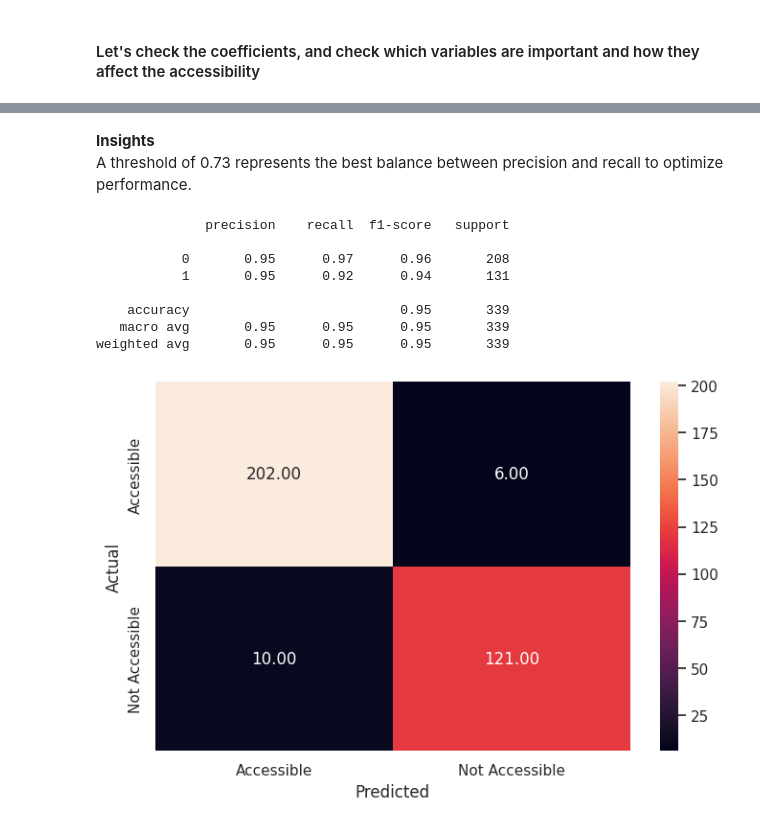
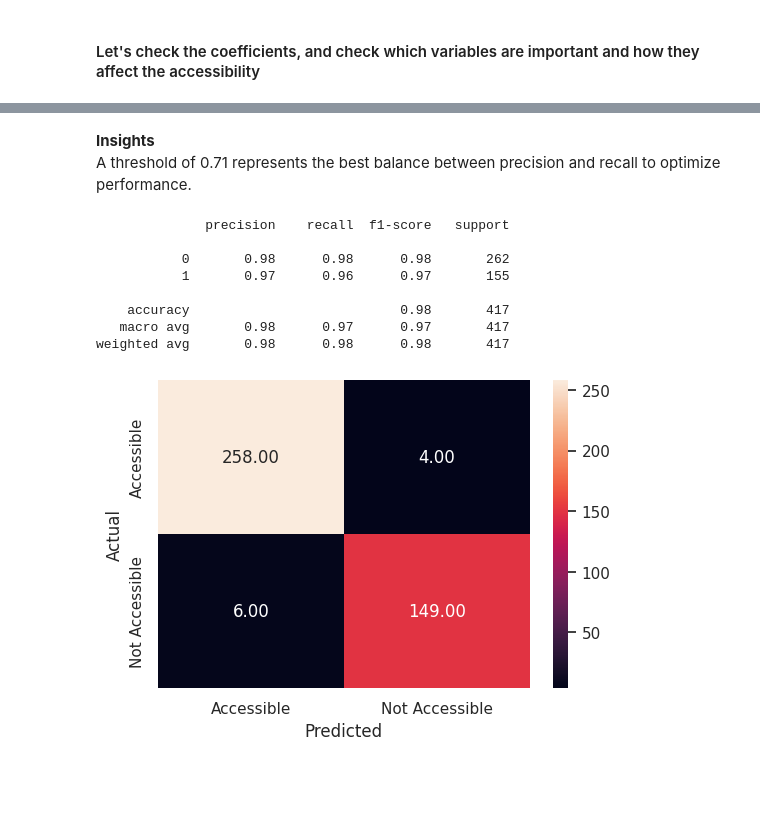
Before and after one commit to OmdenaAI/SudanChapter_AnalyzeHealthcareAccessibility, a Jupyter notebook: 05_Modelling/HealthCareFacilities_LogisticRegression_Threshold.ipynb, the cells around one changed output, grey strips where cells are left out. Saved outputs shown, nothing was run; the diff lists cells and outputs as text; code cells hidden in the pictures; blank space fills up the shorter version.

```diff
--- a/05_Modelling/HealthCareFacilities_LogisticRegression_Threshold.ipynb
+++ b/05_Modelling/HealthCareFacilities_LogisticRegression_Threshold.ipynb
@@ -177,5 +391,5 @@ df_hp[df_hp['amenity'].isnull()]
 # %% [markdown]
 Impute the missing value with fillna() mode in 'amenity'.
 # %%
-most_frequent_value = df_hp['amenity'].mode()[0]
-df_hp['amenity'] = df_hp['amenity'].fillna(most_frequent_value)
+most_frequent_value = merged_df['amenity'].mode()[0]
+merged_df['amenity'] = merged_df['amenity'].fillna(most_frequent_value)
@@ -183,8 +437,8 @@ df_hp['amenity'] = df_hp['amenity'].fillna(most_frequent_value)
 ### Label each data point as accessible (1) or not (0) based on whether the distance is within the threshold
 # %%
 threshold_km = 5  # let say within 5km
-df_hp['Accessibility'] = df_hp['distance_km'].apply(
+merged_df['Accessibility'] = merged_df['distance_km'].apply(
     lambda row: 1 if row <= threshold_km else 0
 )
-df_hp
+merged_df
 # %% [output]
@@ -276,7 +558,7 @@ df_hp['Accessibility'].isnull().sum()
 0
 # %%
 # Deep copy
-df = df_hp.copy()
+df = merged_df.copy()
 # %%
 # Create y(dependent variable)
 y = df['Accessibility']
@@ -355,7 +640,7 @@ def metrics_score(actual, predicted):
 # %%
 #scale the feature data
-from sklearn.preprocessing import StandardScaler
-ss = StandardScaler()
+from sklearn.preprocessing import RobustScaler
+ss = RobustScaler()
 X_train_std = ss.fit_transform(X_train)
 X_test_std = ss.transform(X_test)  #to prevent data leakage, we will only transform but not fit the test data.
 # %%
@@ -462,20 +755,20 @@ plt.show()
 # %% [markdown]
 **Insights**
-A threshold of 0.73 represents the best balance between precision and recall to optimize performance.
+A threshold of 0.71 represents the best balance between precision and recall to optimize performance.
 # %%
-#if we use 0.73 as the threshold
+#if we use 0.71 as the threshold
 lr_mod_70 = LogisticRegression(class_weight= {0: .2, 1: .8},random_state =1)
 lr_mod_70.fit(X_train_std,y_train)
-THRESHOLD = 0.73
+THRESHOLD = 0.71
 y_test_pred_mod_70 = np.where(lr_mod_70.predict_proba(X_test_std)[:,1]>THRESHOLD,1,0)
 metrics_score(y_test, y_test_pred_mod_70)
 # %% [output]
               precision    recall  f1-score   support
 
-           0       0.95      0.97      0.96       208
-           1       0.95      0.92      0.94       131
+           0       0.98      0.98      0.98       262
+           1       0.97      0.96      0.97       155
 
-    accuracy                           0.95       339
-   macro avg       0.95      0.95      0.95       339
-weighted avg       0.95      0.95      0.95       339
+    accuracy                           0.98       417
+   macro avg       0.98      0.97      0.97       417
+weighted avg       0.98      0.98      0.98       417
-[figure, old version]
+[figure, new version]
```
Also changed, not shown: parts of 88 cells of this notebook.
